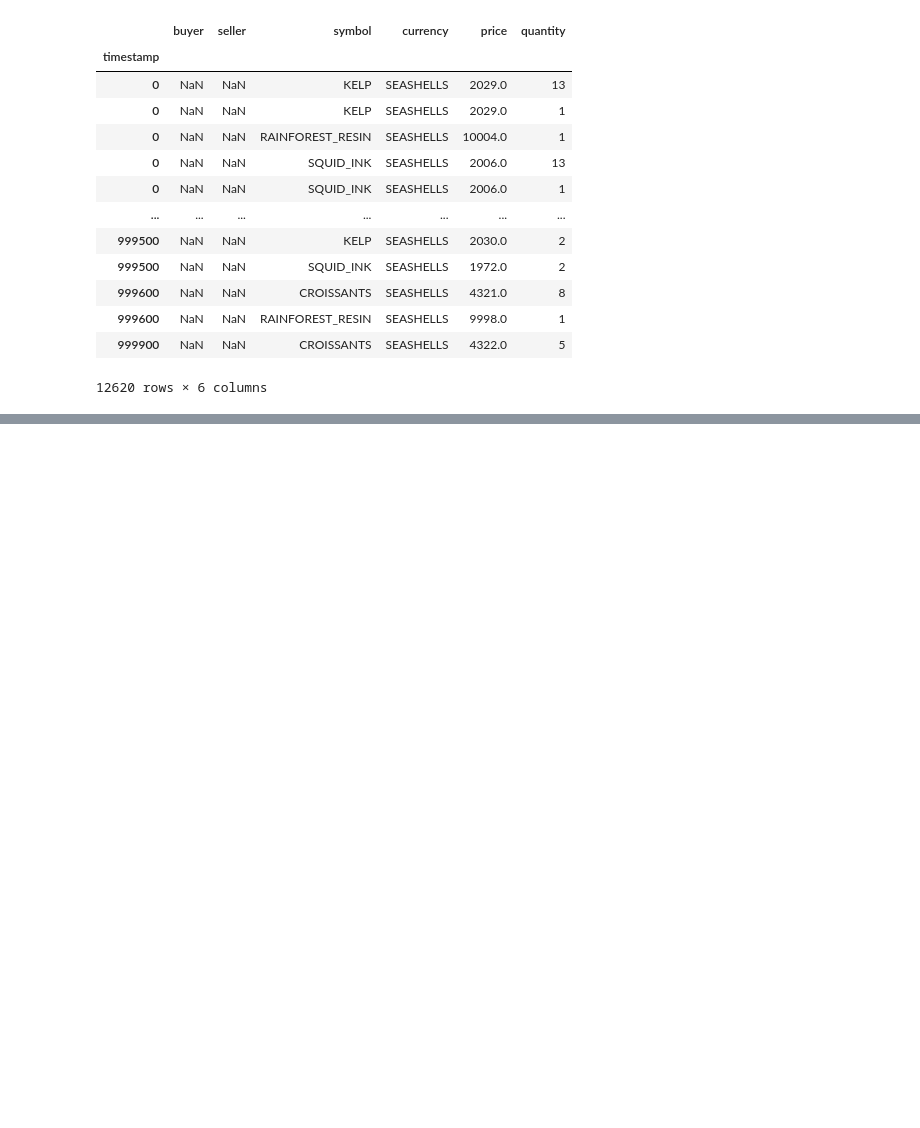
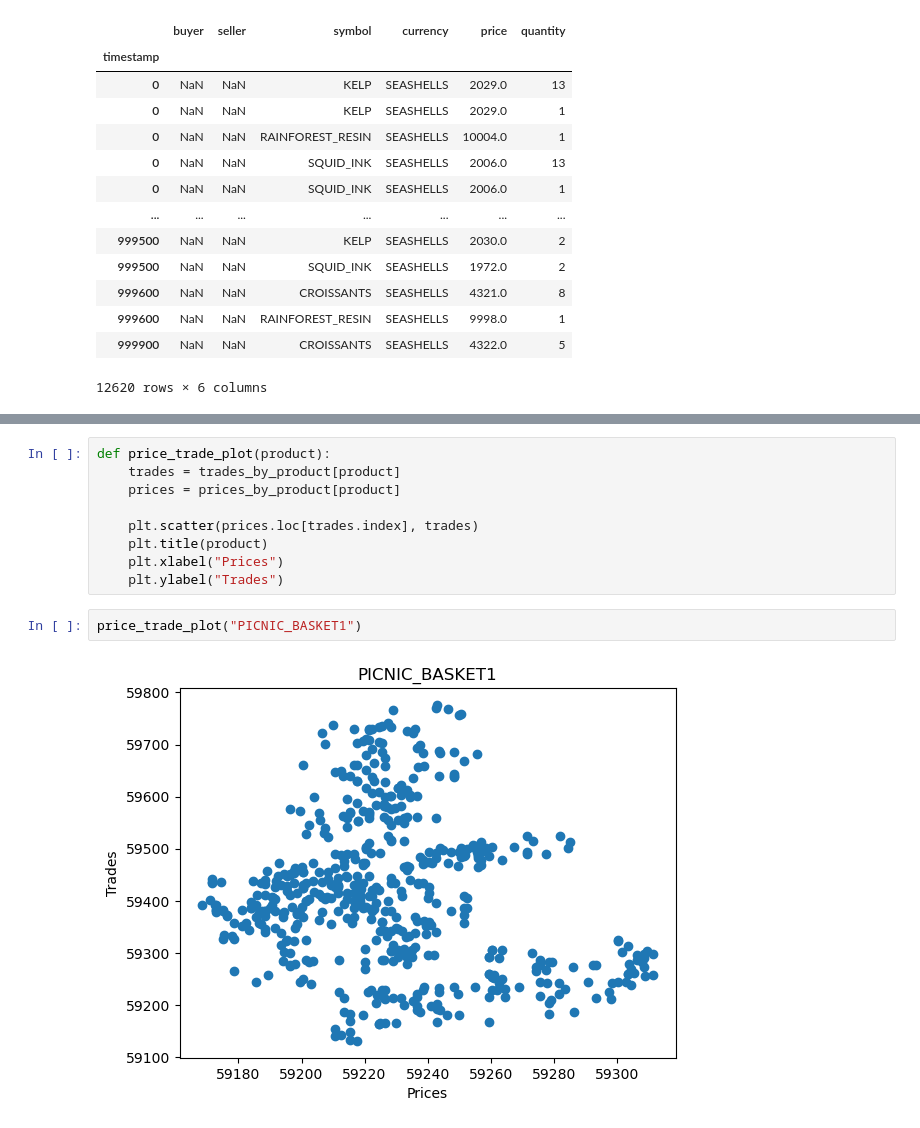
Before and after one commit to CANTSOAR/prosperity3, a Jupyter notebook: round_2/data_analysis/testing.ipynb, the cells around one changed output, grey strips where cells are left out. Cells and saved outputs as stored; diff of their text form; blank space fills up the shorter version.

```diff
--- a/round_2/data_analysis/testing.ipynb
+++ b/round_2/data_analysis/testing.ipynb
@@ -62,0 +118,13 @@ ValueError: Must pass 2-d input. shape=(8, 10000, 16)
+# %%
+def price_trade_plot(product):
+    trades = trades_by_product[product]
+    prices = prices_by_product[product]
+
+    plt.scatter(prices.loc[trades.index], trades)
+    plt.title(product)
+    plt.xlabel("Prices")
+    plt.ylabel("Trades")
+# %%
+price_trade_plot("PICNIC_BASKET1")
+# %% [output]
+[figure, added]
```
Also changed, not shown: parts of 8 cells of this notebook, 5 other files.
